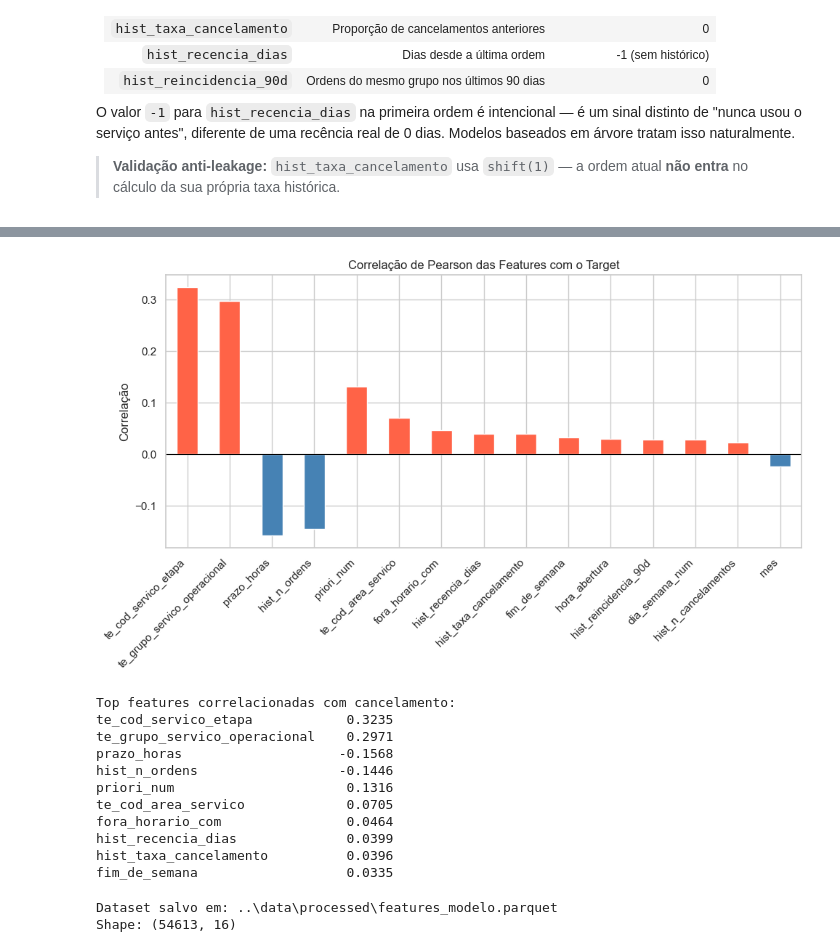
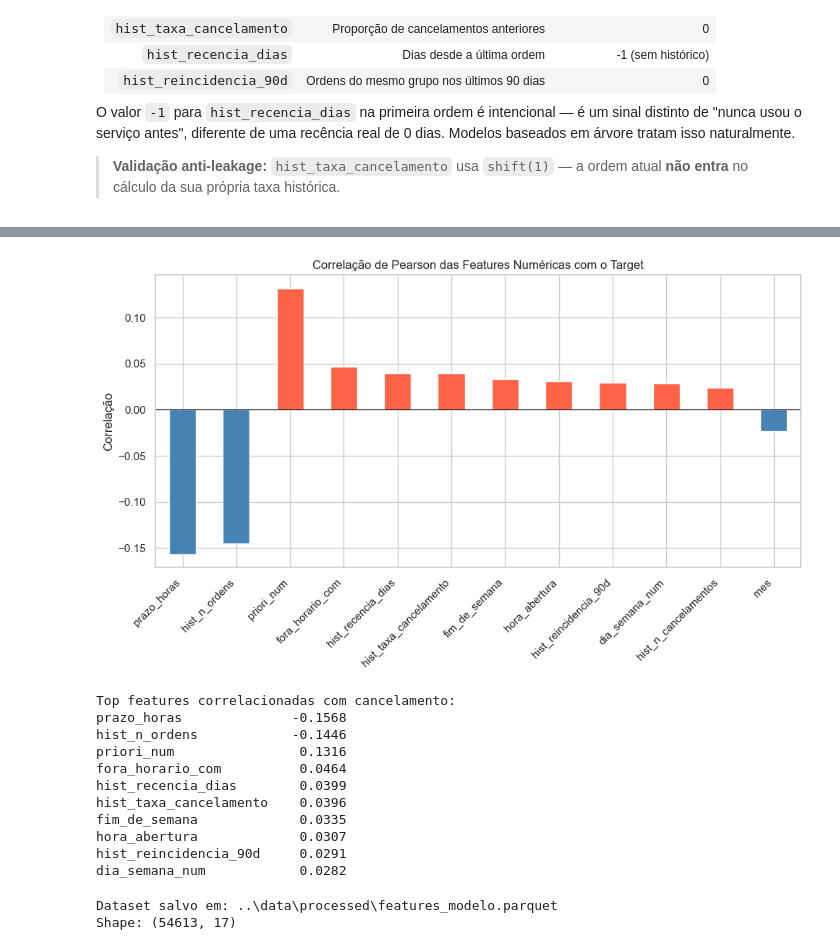
Before and after one commit to eeyamazaki/operational-service-churn-mlp, a Jupyter notebook: notebooks/02_feature_engineering.ipynb, the cells around one changed output, grey strips where cells are left out. Drawn from its saved outputs; the diff is of its cells as text; code cells hidden in the pictures.

```diff
--- a/notebooks/02_feature_engineering.ipynb
+++ b/notebooks/02_feature_engineering.ipynb
@@ -190,27 +183,0 @@ Nesta etapa, as variáveis categóricas de alta cardinalidade são codificadas c
-# %%
-def target_encode_loo(df, col, target='cancelado'):
-    """
-    Target encoding leave-one-out.
-    Cada linha recebe a média do target das OUTRAS linhas da mesma categoria.
-    Evita leakage: a ordem corrente não influi na sua própria codificação.
-    """
-    group_sum   = df.groupby(col)[target].transform('sum')
-    group_count = df.groupby(col)[target].transform('count')
-
-    # Subtrai a própria linha antes de calcular a média
-    loo_sum   = group_sum   - df[target]
-    loo_count = group_count - 1
-
-    # Categorias com apenas 1 ocorrência recebem a média global
-    global_mean = df[target].mean()
-    encoded = np.where(loo_count > 0, loo_sum / loo_count, global_mean)
-    return encoded
-
-
-COLS_ENCODE = ['GRUPO_SERVICO_OPERACIONAL', 'COD_AREA_SERVICO', 'COD_SERVICO_ETAPA']
-
-for col in COLS_ENCODE:
-    new_col = f'te_{col.lower()}'
-    df[new_col] = target_encode_loo(df, col)
-    print(f'{new_col}: min={df[new_col].min():.3f}  max={df[new_col].max():.3f}  '
-          f'std={df[new_col].std():.3f}')
@@ -327,6 +278,8 @@ Nesta etapa, o dataset de features é consolidado, validado contra leakage e sal
 # %%
 # Colunas que formam o dataset final de modelagem
 FEATURE_COLS = [
+    # Data de abertura — usada apenas para corte temporal no notebook de modelagem
+    'DATA_REG',
     # Serviço e prazo
     'prazo_horas',
     'priori_num',
@@ -336,10 +289,10 @@ FEATURE_COLS = [
     'mes',
     'fim_de_semana',
     'fora_horario_com',
-    # Target encoding
-    'te_grupo_servico_operacional',
-    'te_cod_area_servico',
-    'te_cod_servico_etapa',
+    # Categóricas — encoding feito dentro do pipeline de modelagem
+    'GRUPO_SERVICO_OPERACIONAL',
+    'COD_AREA_SERVICO',
+    'COD_SERVICO_ETAPA',
     # Históricas por ligação
     'hist_n_ordens',
     'hist_n_cancelamentos',
@@ -406,37 +360,39 @@ display(df_model.describe())
 # %%
-# Correlação das features com o target
+# Correlação das features numéricas com o target
+# (categóricas são excluídas — serão codificadas no pipeline de modelagem)
+num_cols = df_model.select_dtypes(include='number').columns.tolist()
 corr = (
-    df_model.corr()[TARGET_COL]
+    df_model[num_cols].corr()[TARGET_COL]
     .drop(TARGET_COL)
     .sort_values(key=abs, ascending=False)
 )
 
 fig, ax = plt.subplots(figsize=(10, 6))
 colors = ['tomato' if v > 0 else 'steelblue' for v in corr]
 corr.plot(kind='bar', ax=ax, color=colors, edgecolor='white')
 ax.axhline(0, color='black', linewidth=0.8)
-ax.set_title('Correlação de Pearson das Features com o Target')
+ax.set_title('Correlação de Pearson das Features Numéricas com o Target')
 ax.set_ylabel('Correlação')
 plt.xticks(rotation=45, ha='right')
 plt.tight_layout()
 plt.savefig('../reports/figures/correlacao_features_target.png', dpi=120)
 plt.show()
 
 print('Top features correlacionadas com cancelamento:')
 print(corr.head(10).to_string())
 # %% [output]
-[figure, old version]
+[figure, new version]
 Top features correlacionadas com cancelamento:
-te_cod_servico_etapa            0.3235
-te_grupo_servico_operacional    0.2971
-prazo_horas                    -0.1568
-hist_n_ordens                  -0.1446
-priori_num                      0.1316
-te_cod_area_servico             0.0705
-fora_horario_com                0.0464
-hist_recencia_dias              0.0399
-hist_taxa_cancelamento          0.0396
-fim_de_semana                   0.0335
+prazo_horas              -0.1568
+hist_n_ordens            -0.1446
+priori_num                0.1316
+fora_horario_com          0.0464
+hist_recencia_dias        0.0399
+hist_taxa_cancelamento    0.0396
+fim_de_semana             0.0335
+hora_abertura             0.0307
+hist_reincidencia_90d     0.0291
+dia_semana_num            0.0282
 # %%
 # Salvar dataset final em parquet
 output_path = PROCESSED_PATH / 'features_modelo.parquet'
@@ -445,7 +401,7 @@ print(f'Dataset salvo em: {output_path}')
 print(f'Shape: {df_model.shape}')
 # %% [output]
 Dataset salvo em: ..\data\processed\features_modelo.parquet
-Shape: (54613, 16)
+Shape: (54613, 17)
 # %% [markdown]
 💡 **Observação:**
 
```
Also changed, not shown: parts of 8 cells of this notebook, 2 other files.
